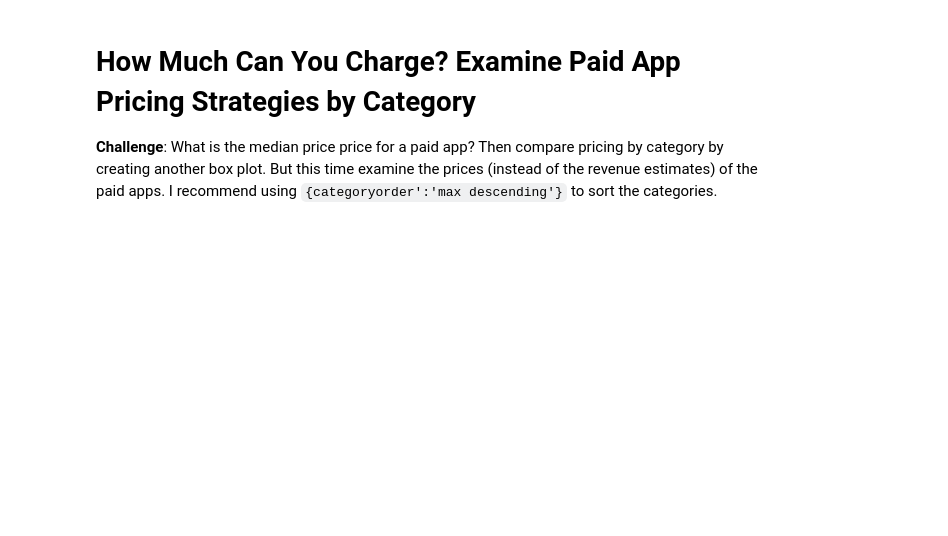
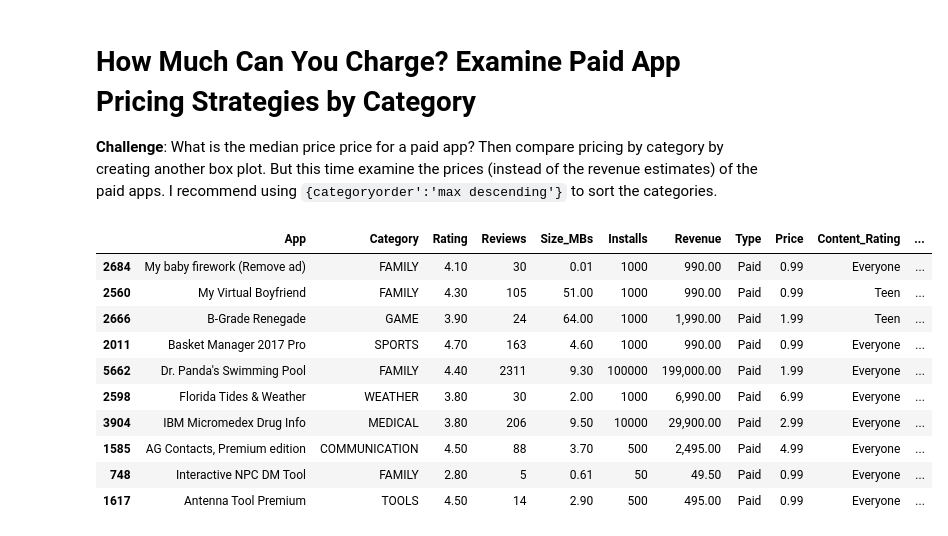
Before and after one commit to womaro/Story, a Jupyter notebook: Google_Play_Store_App_Analytics_(start).ipynb, the cells around one changed output. Cells and saved outputs as stored; diff of their text form; code cells hidden in the pictures; blank space fills up the shorter version.

```diff
--- a/Google_Play_Store_App_Analytics_(start).ipynb
+++ b/Google_Play_Store_App_Analytics_(start).ipynb
@@ -552,3 +690,18 @@ Hint: I've used 'min ascending' to sort the categories.
 # How Much Can You Charge? Examine Paid App Pricing Strategies by Category
 
 **Challenge**: What is the median price price for a paid app? Then compare pricing by category by creating another box plot. But this time examine the prices (instead of the revenue estimates) of the paid apps. I recommend using `{categoryorder':'max descending'}` to sort the categories.
+# %%
+df_paid_apps = df_apps_clean[df_apps_clean['Type'] == 'Paid']
+df_paid_apps.sample(10)
+# %% [output]
+|  | App | Category | Rating | Reviews | Size_MBs | Installs | Revenue | Type | Price | Content_Rating | ... |
+| 2684 | My baby firework (Remove ad) | FAMILY | 4.10 | 30 | 0.01 | 1000 | 990.00 | Paid | 0.99 | Everyone | ... |
+| 2560 | My Virtual Boyfriend | FAMILY | 4.30 | 105 | 51.00 | 1000 | 990.00 | Paid | 0.99 | Teen | ... |
+| 2666 | B-Grade Renegade | GAME | 3.90 | 24 | 64.00 | 1000 | 1,990.00 | Paid | 1.99 | Teen | ... |
+| 2011 | Basket Manager 2017 Pro | SPORTS | 4.70 | 163 | 4.60 | 1000 | 990.00 | Paid | 0.99 | Everyone | ... |
+| 5662 | Dr. Panda's Swimming Pool | FAMILY | 4.40 | 2311 | 9.30 | 100000 | 199,000.00 | Paid | 1.99 | Everyone | ... |
+| 2598 | Florida Tides & Weather | WEATHER | 3.80 | 30 | 2.00 | 1000 | 6,990.00 | Paid | 6.99 | Everyone | ... |
+| 3904 | IBM Micromedex Drug Info | MEDICAL | 3.80 | 206 | 9.50 | 10000 | 29,900.00 | Paid | 2.99 | Everyone | ... |
+| 1585 | AG Contacts, Premium edition | COMMUNICATION | 4.50 | 88 | 3.70 | 500 | 2,495.00 | Paid | 4.99 | Everyone | ... |
+| 748 | Interactive NPC DM Tool | FAMILY | 2.80 | 5 | 0.61 | 50 | 49.50 | Paid | 0.99 | Everyone | ... |
+| 1617 | Antenna Tool Premium | TOOLS | 4.50 | 14 | 2.90 | 500 | 495.00 | Paid | 0.99 | Everyone | ... |
```
Also changed, not shown: parts of 11 cells of this notebook.
